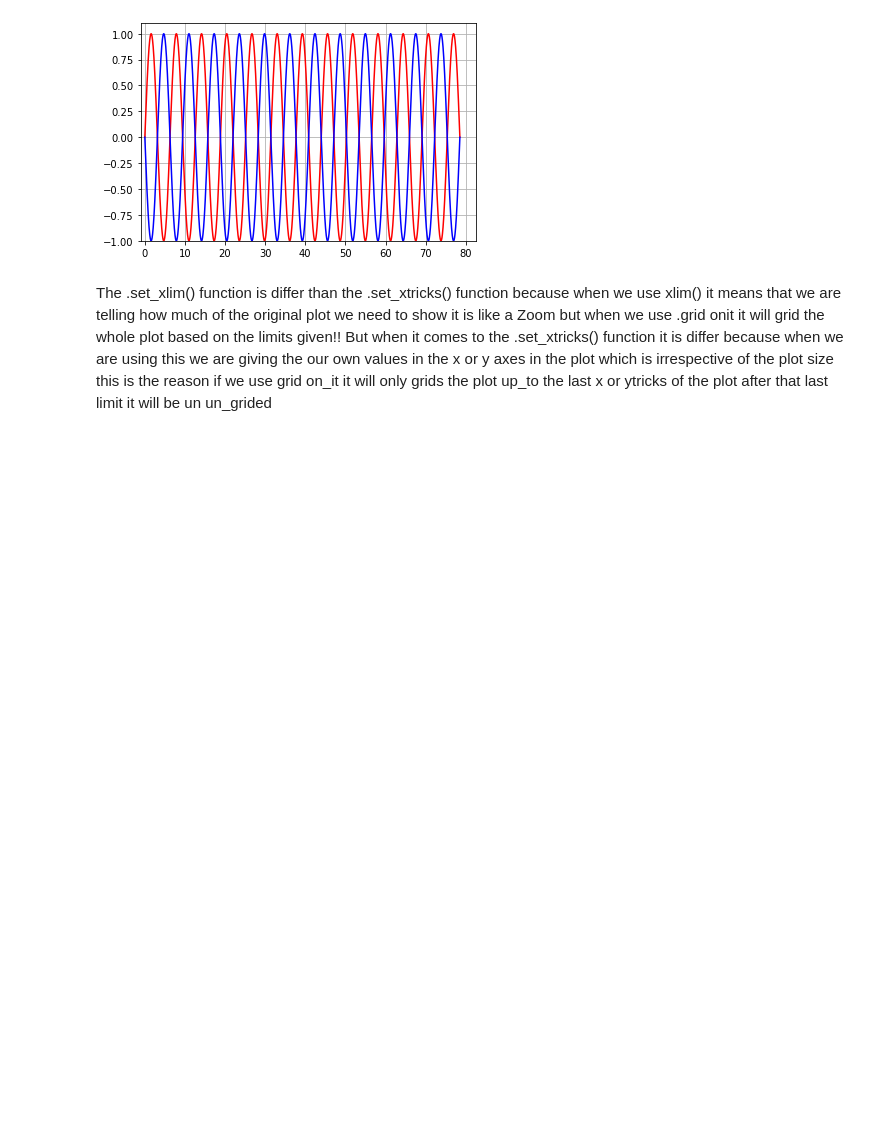
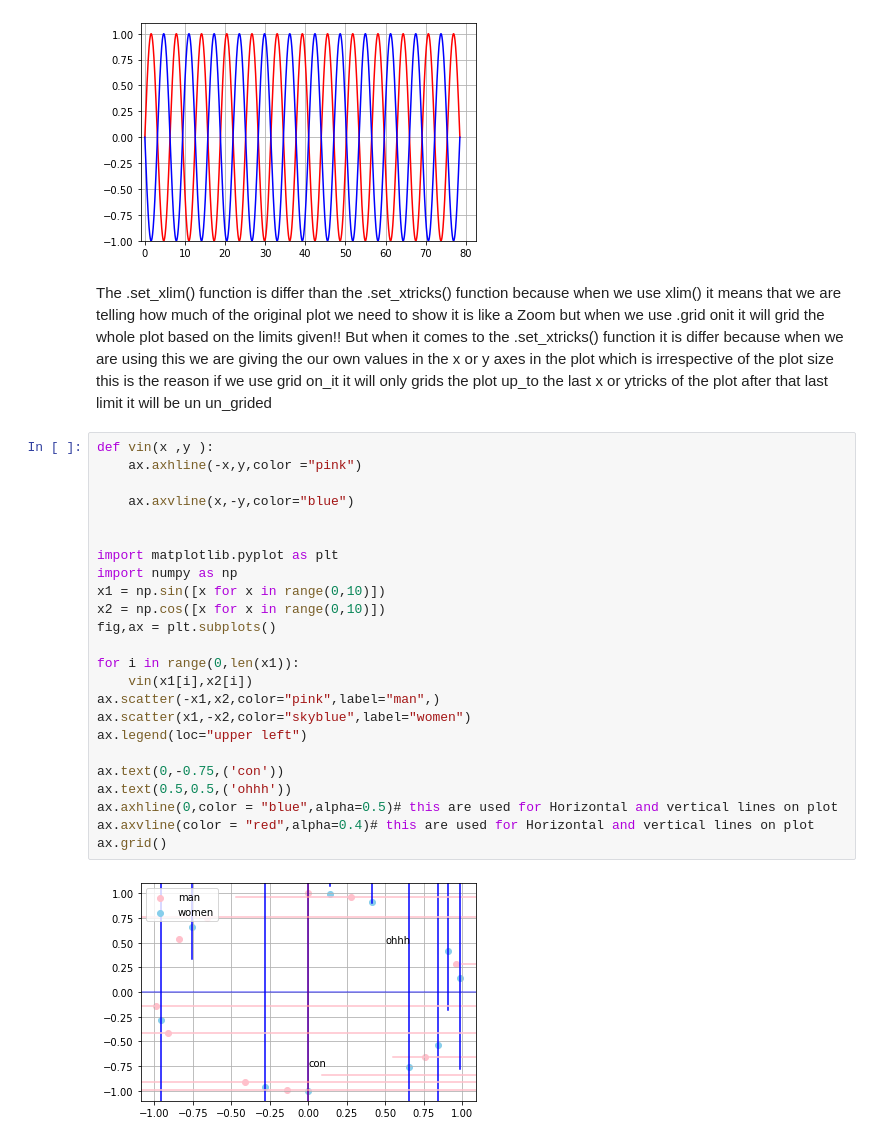
Before and after one commit to Vinay7k7/PYTHON_prep, a Jupyter notebook: OOP's(python).ipynb, the cells around one changed output. Drawn from its saved outputs; the diff is of its cells as text; blank space fills up the shorter version.

```diff
--- a/OOP's(python).ipynb
+++ b/OOP's(python).ipynb
@@ -1175,3 +1154,29 @@ ax.grid(True)
 The .set_xlim() function is differ than the .set_xtricks() function because when we use xlim() it means that we are telling how much of the original plot we need to show it is like a Zoom but when we use .grid onit it will grid the whole plot based on the limits given!!
 But when it comes to the .set_xtricks() function it is differ because when we are using this we are giving the our own values in the x or y axes in the plot which is irrespective of the plot size
 this is the reason  if we use grid on_it it will only grids the plot up_to the last x or ytricks of the plot after that last limit it will be un un_grided
+# %%
+def vin(x ,y ):
+    ax.axhline(-x,y,color ="pink")
+
+    ax.axvline(x,-y,color="blue")
+
+
+import matplotlib.pyplot as plt
+import numpy as np
+x1 = np.sin([x for x in range(0,10)])
+x2 = np.cos([x for x in range(0,10)])
+fig,ax = plt.subplots()
+
+for i in range(0,len(x1)):
+    vin(x1[i],x2[i])
+ax.scatter(-x1,x2,color="pink",label="man",)
+ax.scatter(x1,-x2,color="skyblue",label="women")
+ax.legend(loc="upper left")
+
+ax.text(0,-0.75,('con'))
+ax.text(0.5,0.5,('ohhh'))
+ax.axhline(0,color = "blue",alpha=0.5)# this are used for Horizontal and vertical lines on plot
+ax.axvline(color = "red",alpha=0.4)# this are used for Horizontal and vertical lines on plot
+ax.grid()
+# %% [output]
+[figure, added]
```
Also changed, not shown: parts of 6 cells of this notebook.
